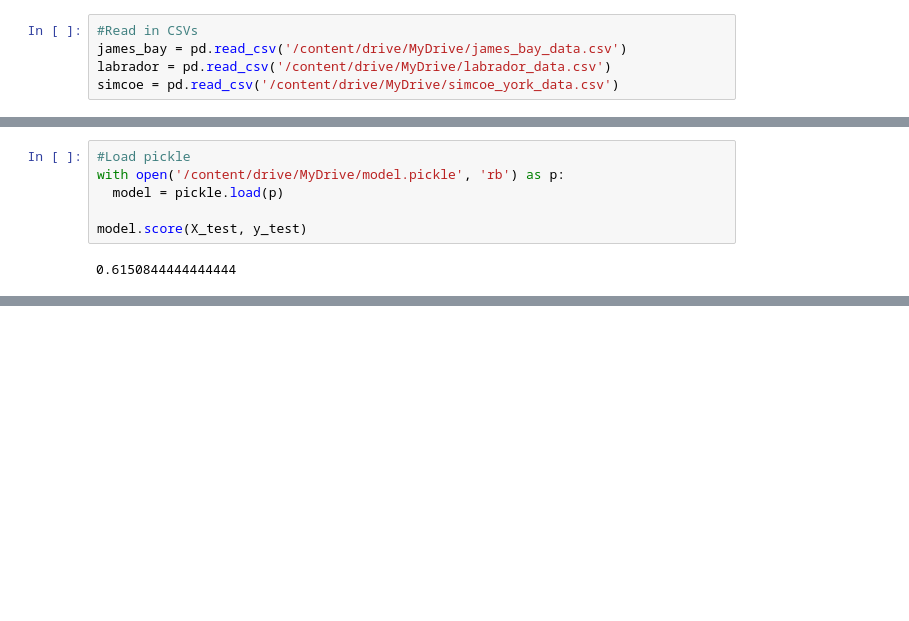
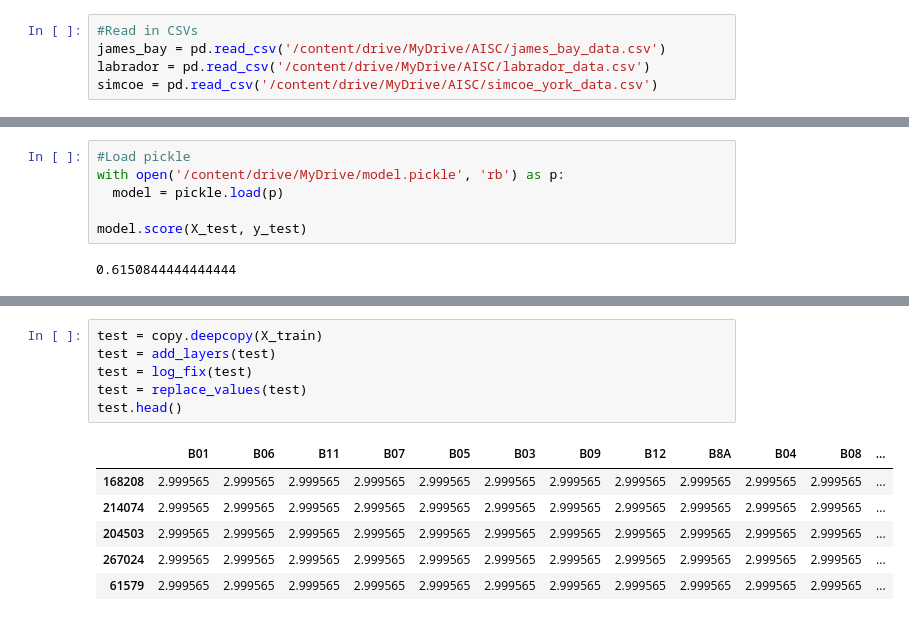
Before and after one commit to MudSnail/Land_Cover_Classification, a Jupyter notebook: Basic_Pipeline.ipynb, the cells around one changed output, grey strips where cells are left out. Cells and saved outputs as stored; diff of their text form; blank space fills up the shorter version.

```diff
--- a/Basic_Pipeline.ipynb
+++ b/Basic_Pipeline.ipynb
@@ -41,9 +42,9 @@ Mounted at /content/drive
 # Input Data, Combine and Select
 # %%
 #Read in CSVs
-james_bay = pd.read_csv('/content/drive/MyDrive/james_bay_data.csv')
-labrador = pd.read_csv('/content/drive/MyDrive/labrador_data.csv')
-simcoe = pd.read_csv('/content/drive/MyDrive/simcoe_york_data.csv')
+james_bay = pd.read_csv('/content/drive/MyDrive/AISC/james_bay_data.csv')
+labrador = pd.read_csv('/content/drive/MyDrive/AISC/labrador_data.csv')
+simcoe = pd.read_csv('/content/drive/MyDrive/AISC/simcoe_york_data.csv')
 # %%
 #List dataframes to add to james_bay
 dfs = [labrador, simcoe]
@@ -346,0 +416,13 @@ model.score(X_test, y_test)
+# %%
+test = copy.deepcopy(X_train)
+test = add_layers(test)
+test = log_fix(test)
+test = replace_values(test)
+test.head()
+# %% [output]
+|  | B01 | B06 | B11 | B07 | B05 | B03 | B09 | B12 | B8A | B04 | B08 | ... |
+| 168208 | 2.999565 | 2.999565 | 2.999565 | 2.999565 | 2.999565 | 2.999565 | 2.999565 | 2.999565 | 2.999565 | 2.999565 | 2.999565 | ... |
+| 214074 | 2.999565 | 2.999565 | 2.999565 | 2.999565 | 2.999565 | 2.999565 | 2.999565 | 2.999565 | 2.999565 | 2.999565 | 2.999565 | ... |
+| 204503 | 2.999565 | 2.999565 | 2.999565 | 2.999565 | 2.999565 | 2.999565 | 2.999565 | 2.999565 | 2.999565 | 2.999565 | 2.999565 | ... |
+| 267024 | 2.999565 | 2.999565 | 2.999565 | 2.999565 | 2.999565 | 2.999565 | 2.999565 | 2.999565 | 2.999565 | 2.999565 | 2.999565 | ... |
+| 61579 | 2.999565 | 2.999565 | 2.999565 | 2.999565 | 2.999565 | 2.999565 | 2.999565 | 2.999565 | 2.999565 | 2.999565 | 2.999565 | ... |
```
Also changed, not shown: parts of 8 cells of this notebook.
